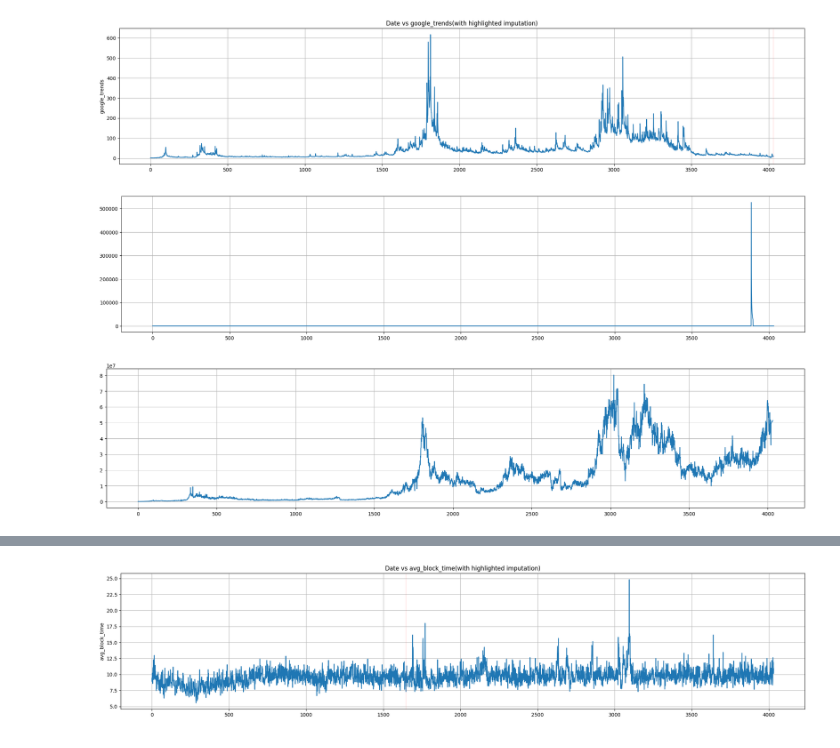
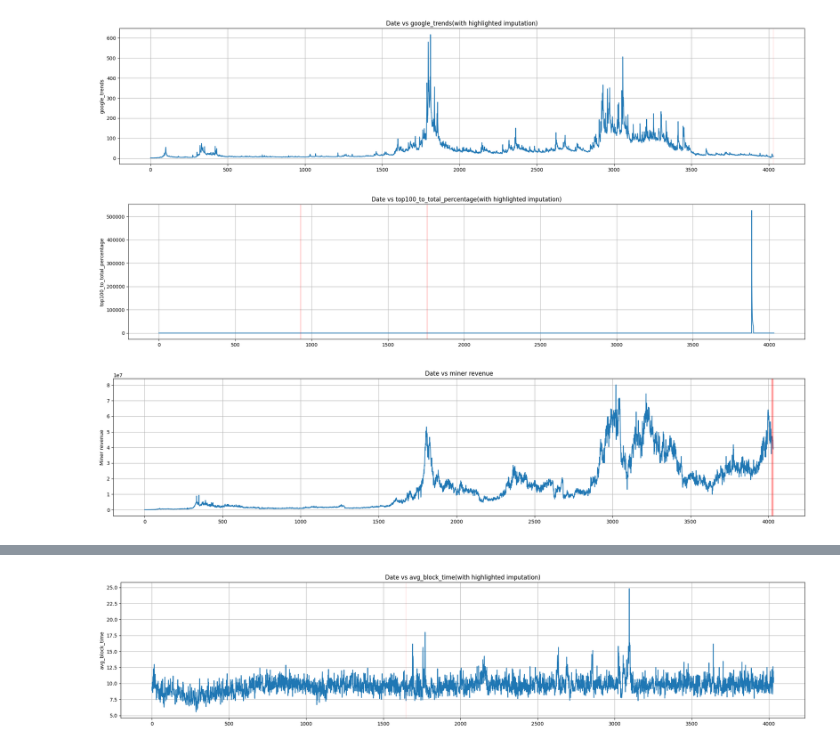
Before and after one commit to olegligorov/btc_price_prediction, a Jupyter notebook: 01_Web_Scraping.ipynb, the cells around one changed output, grey strips where cells are left out. Cells and saved outputs as stored; diff of their text form; code cells hidden in the pictures.

```diff
--- a/01_Web_Scraping.ipynb
+++ b/01_Web_Scraping.ipynb
@@ -398,5 +397,5 @@ for i in list(final_df.loc[pd.isna(final_df['tweets']), :].index):
 plt.ylabel('n_tweets')
 plt.title('Date vs n_tweets(with highlighted imputation)')
 plt.show()
-final_df['tweets'] = final_df['tweets'].fillna(final_df['tweets'].rolling(40, min_periods=1).mean()).bfill()
+final_df['tweets'] = final_df['tweets'].fillna(final_df['tweets'].rolling(20, min_periods=1).mean()).bfill()
 # %% [output]
@@ -422,10 +421,22 @@ final_df['google_trends'] = final_df['google_trends'].fillna(final_df['google_tr
 # %% [output]
 [figure]
 # %%
-final_df['top100_to_total_percentage'] = final_df['top100_to_total_percentage'].fillna(final_df['top100_to_total_percentage'].rolling(10, min_periods=1).mean()).astype(float).plot(x=final_df['Date'],y='top100_to_total_percentage',figsize=(25,5),grid=True)
+final_df['top100_to_total_percentage'].fillna(final_df['top100_to_total_percentage'].rolling(7, min_periods=1).mean()).astype(float).plot(x=final_df['Date'],y='top100_to_total_percentage',figsize=(25,5),grid=True)
+for i in list(final_df.loc[pd.isna(final_df['top100_to_total_percentage']), :].index):
+    plt.axvline(x=i,color='r',alpha=0.1)
+plt.ylabel('top100_to_total_percentage')
+plt.title('Date vs top100_to_total_percentage(with highlighted imputation)')
+plt.show()
+final_df['top100_to_total_percentage'] = final_df['top100_to_total_percentage'].fillna(final_df['top100_to_total_percentage'].rolling(7, min_periods=1).mean())
 # %% [output]
-[figure, old version]
+[figure, new version]
 # %%
-final_df['miner_revenue'] = final_df['miner_revenue'].fillna(final_df['miner_revenue'].rolling(40, min_periods=1).mean()).astype(float).plot(x=final_df['Date'],y='miner_revenue',figsize=(25,5),grid=True)
+final_df['miner_revenue'].fillna(final_df['miner_revenue'].rolling(14, min_periods=1).mean()).astype(float).plot(x=final_df['Date'],y='miner_revenue',figsize=(25,5),grid=True)
+for i in list(final_df.loc[pd.isna(final_df['miner_revenue']),:].index):
+    plt.axvline(x=i,color='r',alpha=0.1)
+plt.ylabel('Miner revenue')
+plt.title('Date vs miner revenue')
+plt.show()
+final_df['miner_revenue'] = final_df['miner_revenue'].fillna(final_df['miner_revenue'].rolling(14, min_periods=1).mean())
 # %% [output]
-[figure, old version]
+[figure, new version]
```
Also changed, not shown: parts of 8 cells of this notebook, 1 other file.
